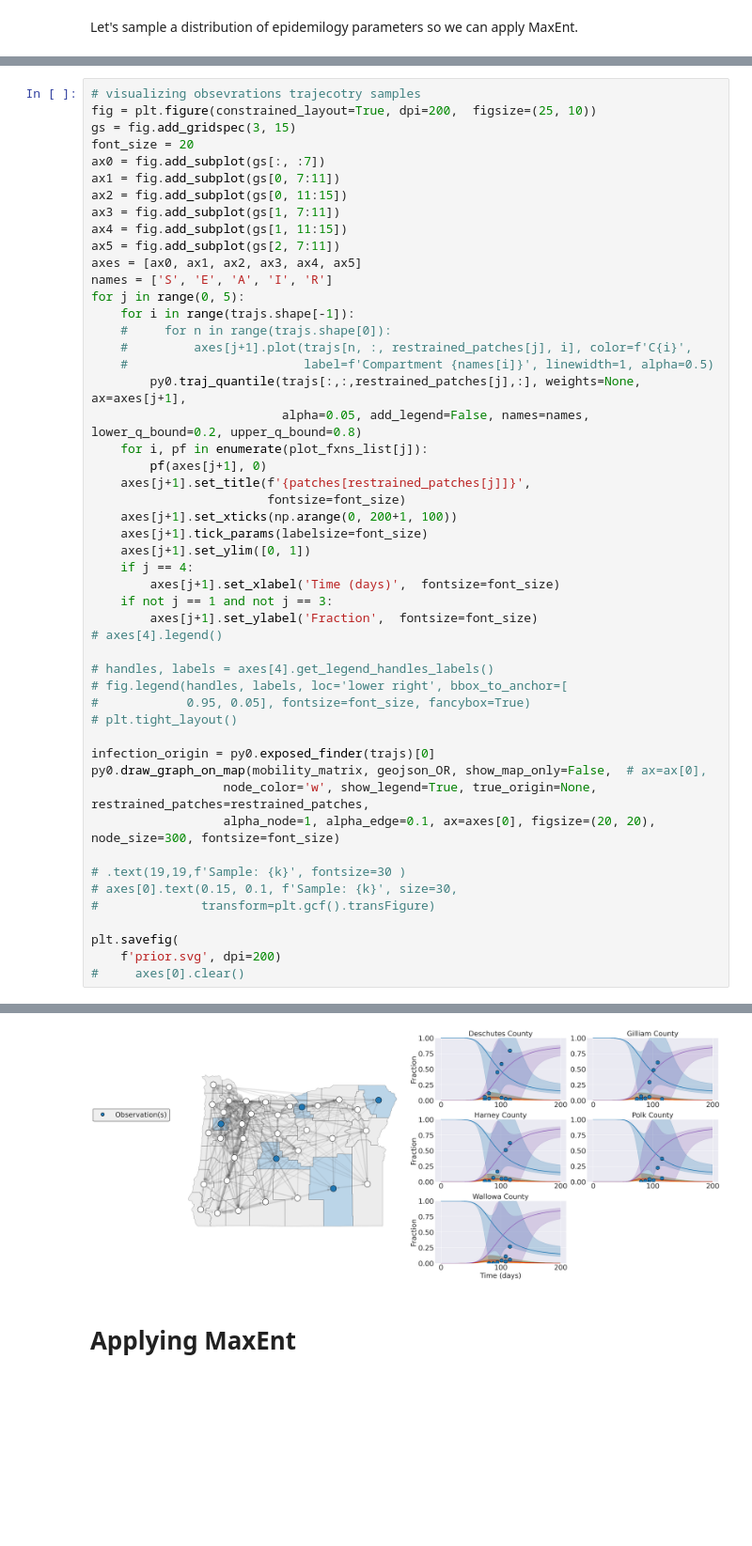
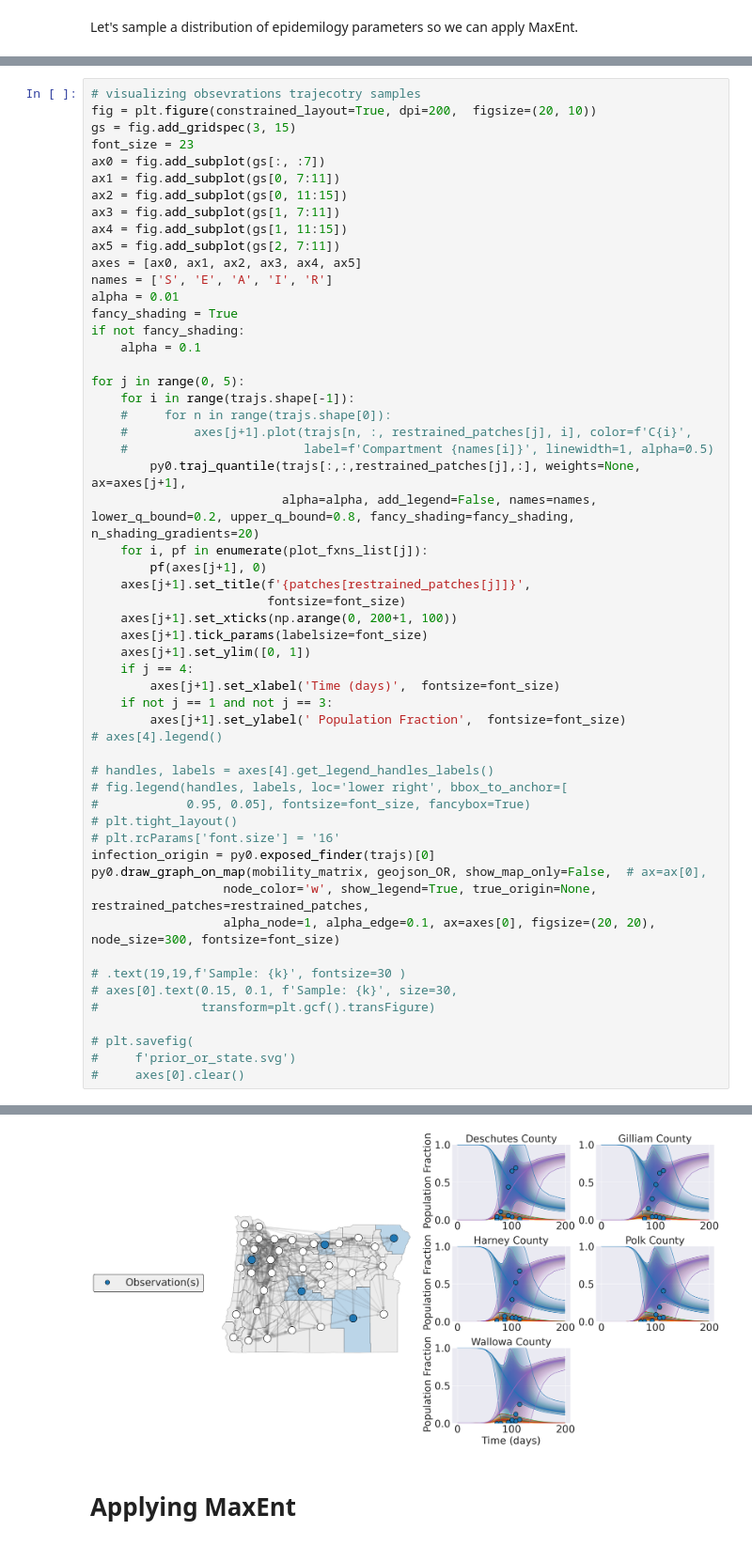
Before and after one commit to ur-whitelab/py0, a Jupyter notebook: examples/OR_state.ipynb, the cells around one changed output, grey strips where cells are left out. Shown at 94% size. Drawn from its saved outputs; the diff is of its cells as text; blank space fills up the shorter version.

```diff
--- a/examples/OR_state.ipynb
+++ b/examples/OR_state.ipynb
@@ -214,8 +235,8 @@ print(trajs.shape)
 # %%
 # visualizing obsevrations trajecotry samples
-fig = plt.figure(constrained_layout=True, dpi=200,  figsize=(25, 10))
+fig = plt.figure(constrained_layout=True, dpi=200,  figsize=(20, 10))
 gs = fig.add_gridspec(3, 15)
-font_size = 20
+font_size = 23
 ax0 = fig.add_subplot(gs[:, :7])
 ax1 = fig.add_subplot(gs[0, 7:11])
 ax2 = fig.add_subplot(gs[0, 11:15])
@@ -224,13 +245,18 @@ ax4 = fig.add_subplot(gs[1, 11:15])
 ax5 = fig.add_subplot(gs[2, 7:11])
 axes = [ax0, ax1, ax2, ax3, ax4, ax5]
 names = ['S', 'E', 'A', 'I', 'R']
+alpha = 0.01
+fancy_shading = True
+if not fancy_shading:
+    alpha = 0.1
+
 for j in range(0, 5):
     for i in range(trajs.shape[-1]):
     #     for n in range(trajs.shape[0]):
     #         axes[j+1].plot(trajs[n, :, restrained_patches[j], i], color=f'C{i}',
     #                        label=f'Compartment {names[i]}', linewidth=1, alpha=0.5)
         py0.traj_quantile(trajs[:,:,restrained_patches[j],:], weights=None, ax=axes[j+1],
-                          alpha=0.05, add_legend=False, names=names, lower_q_bound=0.2, upper_q_bound=0.8)
+                          alpha=alpha, add_legend=False, names=names, lower_q_bound=0.2, upper_q_bound=0.8, fancy_shading=fancy_shading, n_shading_gradients=20)
     for i, pf in enumerate(plot_fxns_list[j]):
         pf(axes[j+1], 0)
     axes[j+1].set_title(f'{patches[restrained_patches[j]]}',
@@ -241,14 +267,14 @@ for j in range(0, 5):
     if j == 4:
         axes[j+1].set_xlabel('Time (days)',  fontsize=font_size)
     if not j == 1 and not j == 3:
-        axes[j+1].set_ylabel('Fraction',  fontsize=font_size)
+        axes[j+1].set_ylabel(' Population Fraction',  fontsize=font_size)
 # axes[4].legend()
 
 # handles, labels = axes[4].get_legend_handles_labels()
 # fig.legend(handles, labels, loc='lower right', bbox_to_anchor=[
 #            0.95, 0.05], fontsize=font_size, fancybox=True)
 # plt.tight_layout()
-
+# plt.rcParams['font.size'] = '16'
 infection_origin = py0.exposed_finder(trajs)[0]
 py0.draw_graph_on_map(mobility_matrix, geojson_OR, show_map_only=False,  # ax=ax[0],
                   node_color='w', show_legend=True, true_origin=None, restrained_patches=restrained_patches,
@@ -258,7 +284,7 @@ py0.draw_graph_on_map(mobility_matrix, geojson_OR, show_map_only=False,  # ax=ax
 # axes[0].text(0.15, 0.1, f'Sample: {k}', size=30,
 #              transform=plt.gcf().transFigure)
 
-plt.savefig(
-    f'prior.svg', dpi=200)
+# plt.savefig(
+#     f'prior_or_state.svg')
 #     axes[0].clear()
 # %% [output]
@@ -266,4 +292,4 @@ plt.savefig(
-[figure, old version]
+[figure, new version]
 # %% [markdown]
 # Applying MaxEnt
 # %%
```
Also changed, not shown: parts of 7 cells of this notebook, 1 other file.
